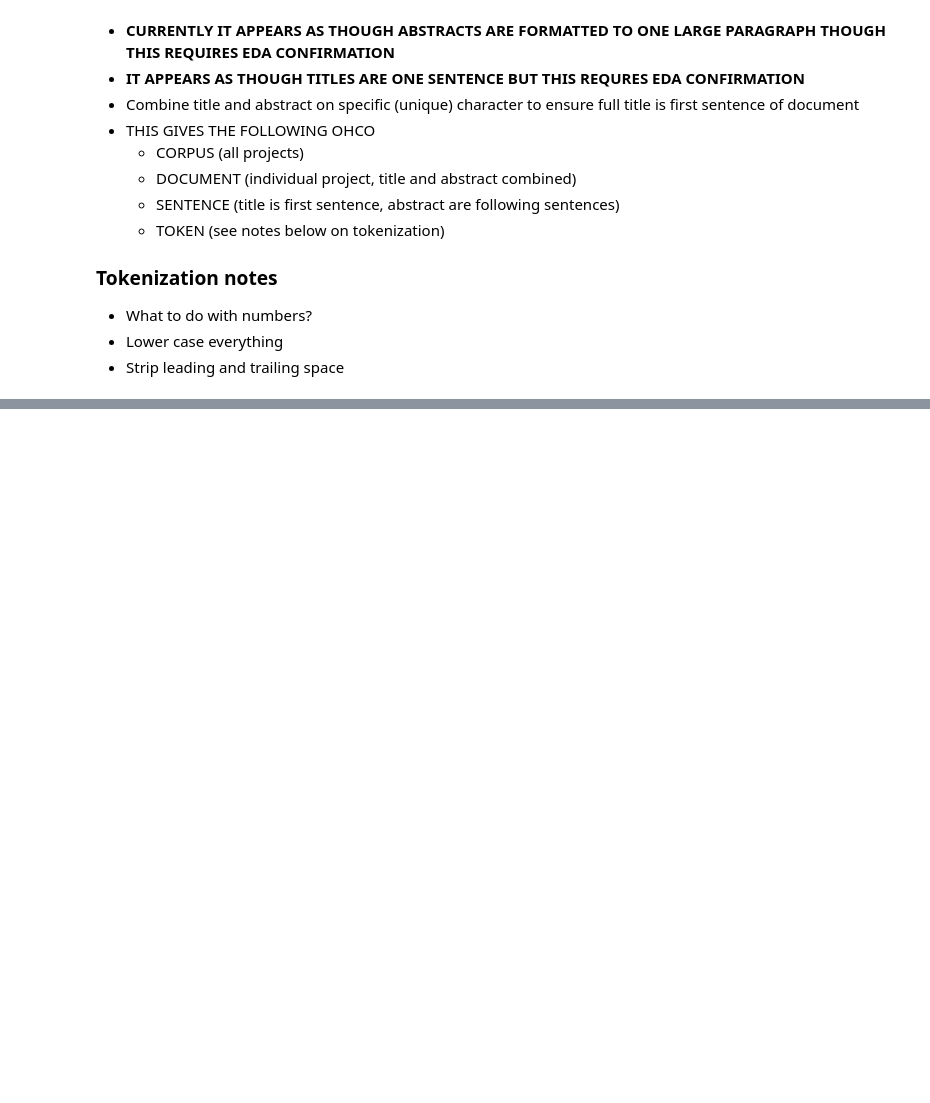
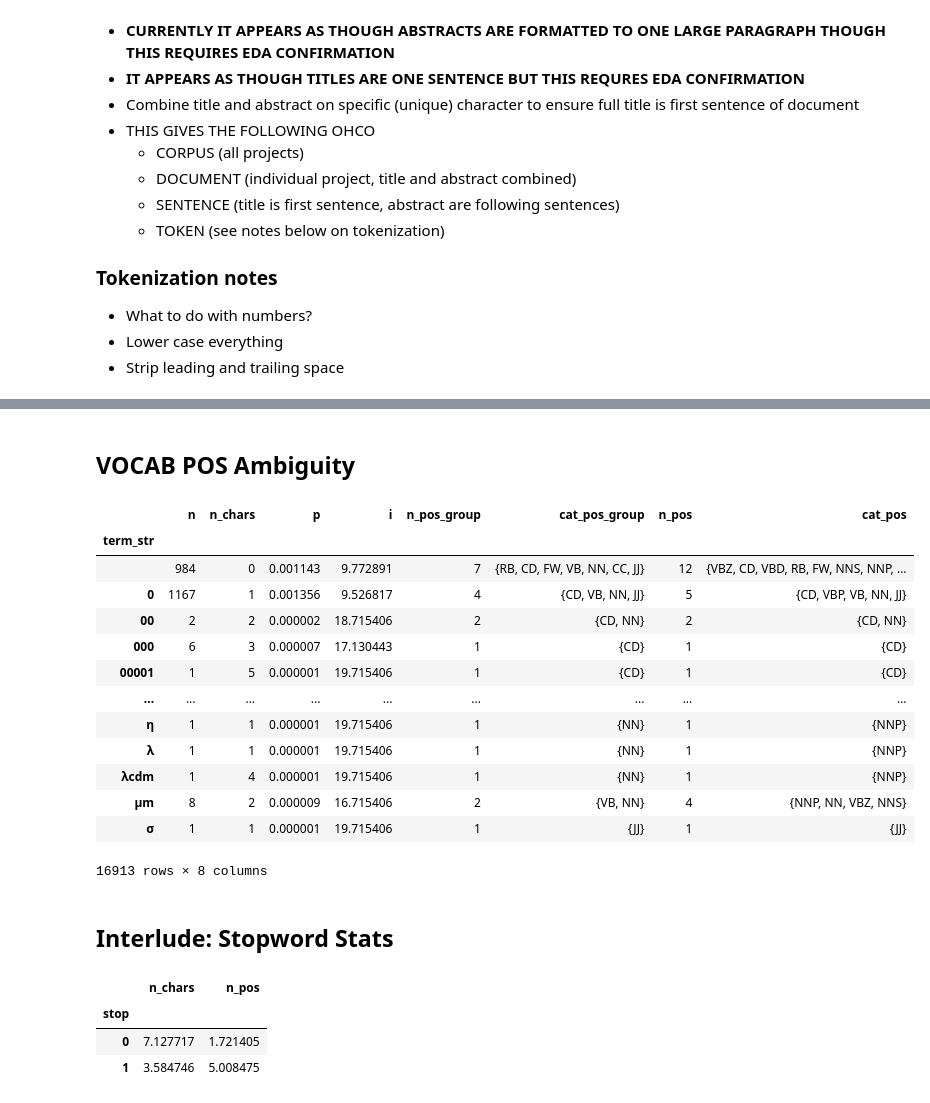
Before and after one commit to rlipps/NRAO_Capstone, a Jupyter notebook: data/Data_Preprocessing.ipynb, the cells around one changed output, grey strips where cells are left out. Cells and saved outputs as stored; diff of their text form; code cells hidden in the pictures; blank space fills up the shorter version.

```diff
--- a/data/Data_Preprocessing.ipynb
+++ b/data/Data_Preprocessing.ipynb
@@ -119,0 +187,3 @@ def lemmatizer(string):
+# %%
+CORPUS['pos_group'] = CORPUS.pos.str[:2]
+CORPUS.head(600)
@@ -119,0 +236,7 @@ def lemmatizer(string):
+# %%
+VOCAB = CORPUS.term_str.value_counts().to_frame('n').sort_index()
+VOCAB.index.name = 'term_str'
+VOCAB['n_chars'] = VOCAB.index.str.len()
+VOCAB['p'] = VOCAB.n / VOCAB.n.sum()
+VOCAB['i'] = -np.log2(VOCAB.p)
+VOCAB.head()
@@ -119,0 +251,2 @@ def lemmatizer(string):
+# %% [markdown]
+## VOCAB POS Ambiguity
@@ -119,0 +262,19 @@ def lemmatizer(string):
+# %%
+VOCAB_POS
+# %% [output]
+|  | n | n_chars | p | i | n_pos_group | cat_pos_group | n_pos | cat_pos |
+| term_str |  |  |  |  |  |  |  |  |
+|  | 984 | 0 | 0.001143 | 9.772891 | 7 | {RB, CD, FW, VB, NN, CC, JJ} | 12 | {VBZ, CD, VBD, RB, FW, NNS, NNP, ... |
+| 0 | 1167 | 1 | 0.001356 | 9.526817 | 4 | {CD, VB, NN, JJ} | 5 | {CD, VBP, VB, NN, JJ} |
+| 00 | 2 | 2 | 0.000002 | 18.715406 | 2 | {CD, NN} | 2 | {CD, NN} |
+| 000 | 6 | 3 | 0.000007 | 17.130443 | 1 | {CD} | 1 | {CD} |
+| 00001 | 1 | 5 | 0.000001 | 19.715406 | 1 | {CD} | 1 | {CD} |
+| ... | ... | ... | ... | ... | ... | ... | ... | ... |
+| η | 1 | 1 | 0.000001 | 19.715406 | 1 | {NN} | 1 | {NNP} |
+| λ | 1 | 1 | 0.000001 | 19.715406 | 1 | {NN} | 1 | {NNP} |
+| λcdm | 1 | 4 | 0.000001 | 19.715406 | 1 | {NN} | 1 | {NNP} |
+| μm | 8 | 2 | 0.000009 | 16.715406 | 2 | {VB, NN} | 4 | {NNP, NN, VBZ, NNS} |
+| σ | 1 | 1 | 0.000001 | 19.715406 | 1 | {JJ} | 1 | {JJ} |
+16913 rows × 8 columns
+# %% [markdown]
+## Interlude: Stopword Stats
@@ -119,0 +292,7 @@ def lemmatizer(string):
+# %%
+pd.concat([a,b], axis=1)
+# %% [output]
+|  | n_chars | n_pos |
+| stop |  |  |
+| 0 | 7.127717 | 1.721405 |
+| 1 | 3.584746 | 5.008475 |
```
Also changed, not shown: parts of 28 cells of this notebook, 1 other file.
